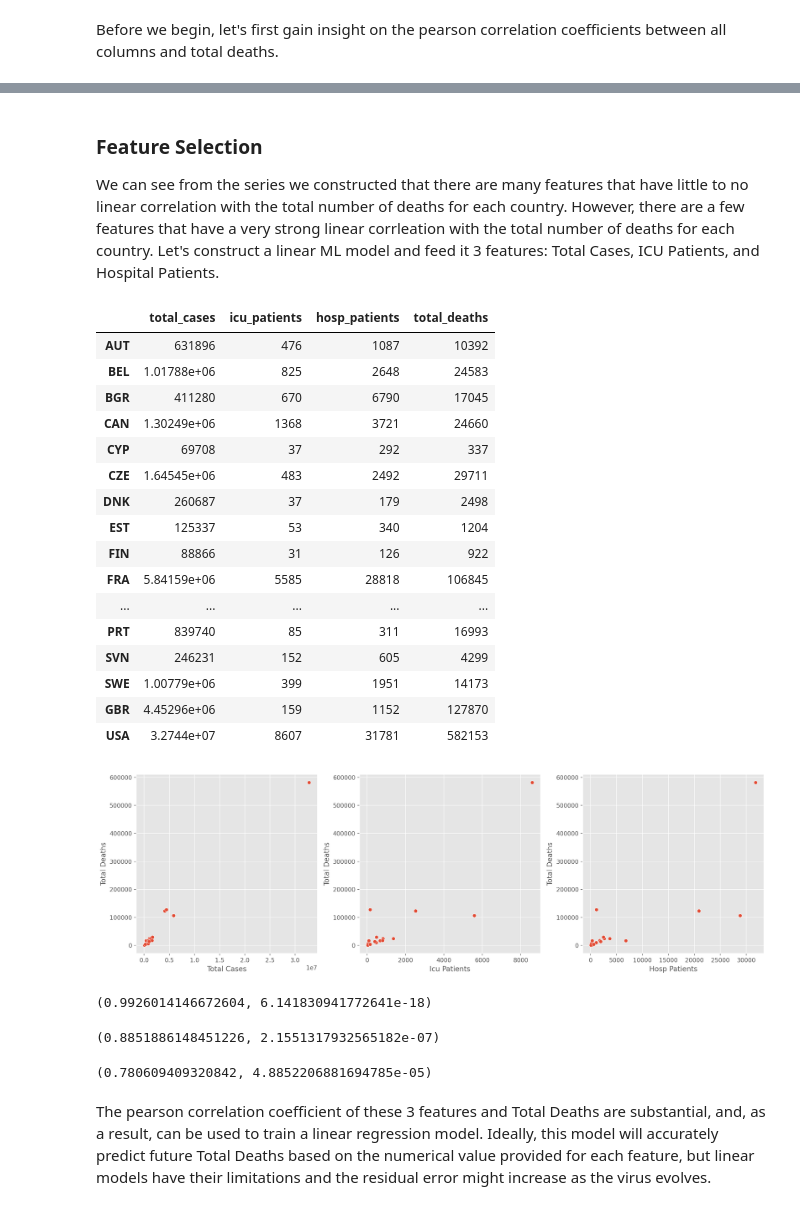
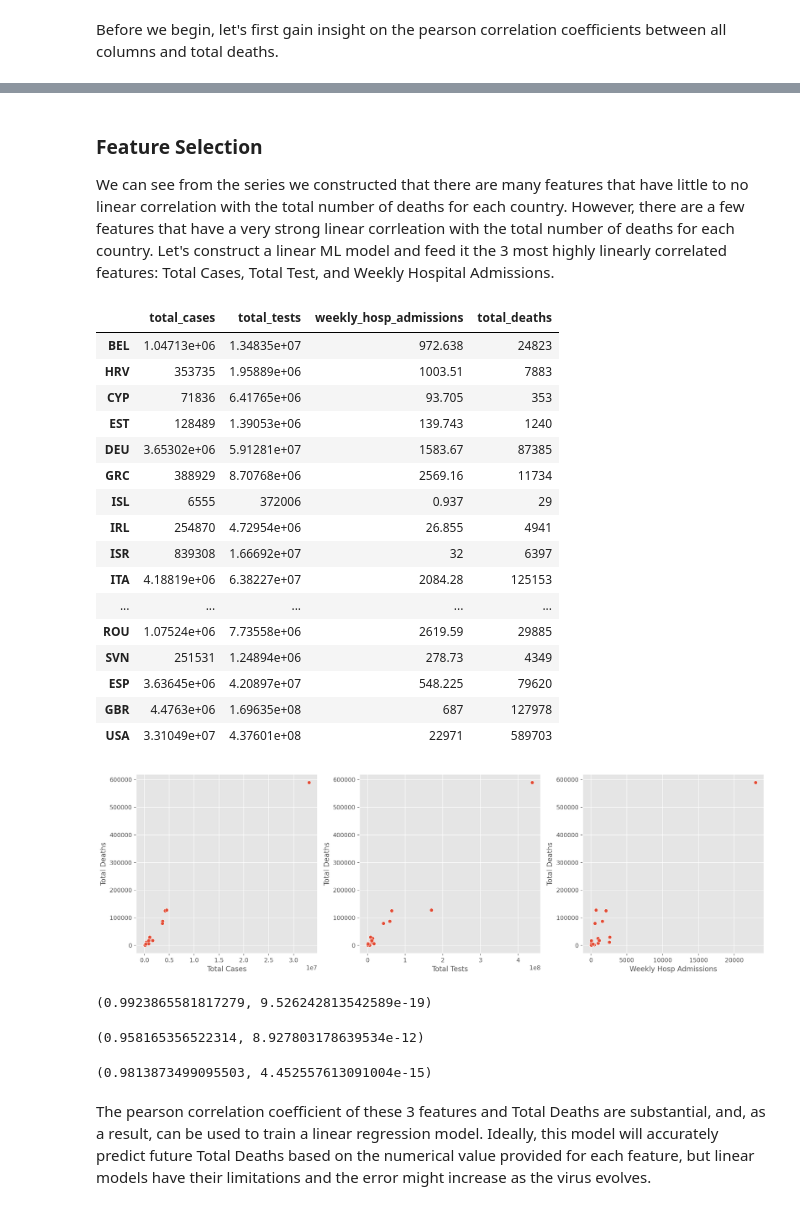
Before and after one commit to RobertJG17/covid-project, a Jupyter notebook: analytics.ipynb, the cells around one changed output, grey strips where cells are left out. Drawn from its saved outputs; the diff is of its cells as text; code cells hidden in the pictures.

```diff
--- a/analytics.ipynb
+++ b/analytics.ipynb
@@ -455,61 +455,61 @@ extreme_poverty                         -0.155299
 dtype: float64
 # %% [markdown]
 ### Feature Selection
-We can see from the series we constructed that there are many features that have little to no linear correlation with the total number of deaths for each country. However, there are a few features that have a very strong linear corrleation with the total number of deaths for each country. Let's construct a linear ML model and feed it 3 features: Total Cases, ICU Patients, and Hospital Patients.
+We can see from the series we constructed that there are many features that have little to no linear correlation with the total number of deaths for each country. However, there are a few features that have a very strong linear corrleation with the total number of deaths for each country. Let's construct a linear ML model and feed it the 3 most highly linearly correlated features: Total Cases, Total Test, and Weekly Hospital Admissions.
 # %%
-linreg_df = countries[["total_cases", "icu_patients", "hosp_patients", "total_deaths"]].dropna(axis=0, subset=["total_cases", "icu_patients", "hosp_patients", "total_deaths"])
+linreg_df = countries[["total_cases", "total_tests", "weekly_hosp_admissions", "total_deaths"]].dropna(axis=0, subset=["total_cases", "total_tests", "weekly_hosp_admissions", "total_deaths"])
 linreg_df
 # %% [output]
-|  | total_cases | icu_patients | hosp_patients | total_deaths |
-| AUT | 631896 | 476 | 1087 | 10392 |
-| BEL | 1.01788e+06 | 825 | 2648 | 24583 |
-| BGR | 411280 | 670 | 6790 | 17045 |
-| CAN | 1.30249e+06 | 1368 | 3721 | 24660 |
-| CYP | 69708 | 37 | 292 | 337 |
-| CZE | 1.64545e+06 | 483 | 2492 | 29711 |
-| DNK | 260687 | 37 | 179 | 2498 |
-| EST | 125337 | 53 | 340 | 1204 |
-| FIN | 88866 | 31 | 126 | 922 |
-| FRA | 5.84159e+06 | 5585 | 28818 | 106845 |
+|  | total_cases | total_tests | weekly_hosp_admissions | total_deaths |
+| BEL | 1.04713e+06 | 1.34835e+07 | 972.638 | 24823 |
+| HRV | 353735 | 1.95889e+06 | 1003.51 | 7883 |
+| CYP | 71836 | 6.41765e+06 | 93.705 | 353 |
+| EST | 128489 | 1.39053e+06 | 139.743 | 1240 |
+| DEU | 3.65302e+06 | 5.91281e+07 | 1583.67 | 87385 |
+| GRC | 388929 | 8.70768e+06 | 2569.16 | 11734 |
+| ISL | 6555 | 372006 | 0.937 | 29 |
+| IRL | 254870 | 4.72954e+06 | 26.855 | 4941 |
+| ISR | 839308 | 1.66692e+07 | 32 | 6397 |
+| ITA | 4.18819e+06 | 6.38227e+07 | 2084.28 | 125153 |
 | ... | ... | ... | ... | ... |
-| PRT | 839740 | 85 | 311 | 16993 |
-| SVN | 246231 | 152 | 605 | 4299 |
-| SWE | 1.00779e+06 | 399 | 1951 | 14173 |
-| GBR | 4.45296e+06 | 159 | 1152 | 127870 |
-| USA | 3.2744e+07 | 8607 | 31781 | 582153 |
+| ROU | 1.07524e+06 | 7.73558e+06 | 2619.59 | 29885 |
+| SVN | 251531 | 1.24894e+06 | 278.73 | 4349 |
+| ESP | 3.63645e+06 | 4.20897e+07 | 548.225 | 79620 |
+| GBR | 4.4763e+06 | 1.69635e+08 | 687 | 127978 |
+| USA | 3.31049e+07 | 4.37601e+08 | 22971 | 589703 |
 # %%
 fig, ax = plt.subplots(nrows=1, ncols=3, figsize=(16,5), dpi=200)
 
 
-feature_labels = ["total_cases", "icu_patients", "hosp_patients"]
+feature_labels = ["total_cases", "total_tests", "weekly_hosp_admissions"]
 
 for iterator in range(0, len(feature_labels)):
     sns.scatterplot(x=feature_labels[iterator],
                     y="total_deaths",
                     data=linreg_df,
                     ax=ax[iterator])
 
     ax[iterator].set_xlabel(feature_labels[iterator].replace('_', ' ').title())
     ax[iterator].set_ylabel("Total Deaths")
 
 plt.tight_layout()
 plt.show()
 # %% [output]
-[figure, old version]
+[figure, new version]
 # %%
 sp.stats.pearsonr(linreg_df.total_cases, linreg_df.total_deaths)
 # %% [output]
-(0.9926014146672604, 6.141830941772641e-18)
+(0.9923865581817279, 9.526242813542589e-19)
 # %%
-sp.stats.pearsonr(linreg_df.icu_patients, linreg_df.total_deaths)
+sp.stats.pearsonr(linreg_df.weekly_hosp_admissions, linreg_df.total_deaths)
 # %% [output]
-(0.8851886148451226, 2.1551317932565182e-07)
+(0.958165356522314, 8.927803178639534e-12)
 # %%
-sp.stats.pearsonr(linreg_df.hosp_patients, linreg_df.total_deaths)
+sp.stats.pearsonr(linreg_df.total_tests, linreg_df.total_deaths)
 # %% [output]
-(0.780609409320842, 4.8852206881694785e-05)
+(0.9813873499095503, 4.452557613091004e-15)
 # %% [markdown]
-The pearson correlation coefficient of these 3 features and Total Deaths are substantial, and, as a result, can be used to train a linear regression model. Ideally, this model will accurately predict future Total Deaths based on the numerical value provided for each feature, but linear models have their limitations and the residual error might increase as the virus evolves.
+The pearson correlation coefficient of these 3 features and Total Deaths are substantial, and, as a result, can be used to train a linear regression model. Ideally, this model will accurately predict future Total Deaths based on the numerical value provided for each feature, but linear models have their limitations and the error might increase as the virus evolves.
 # %%
 X = linreg_df.drop("total_deaths", axis=1)
 y = linreg_df["total_deaths"]
```
Also changed, not shown: parts of 34 cells of this notebook.
